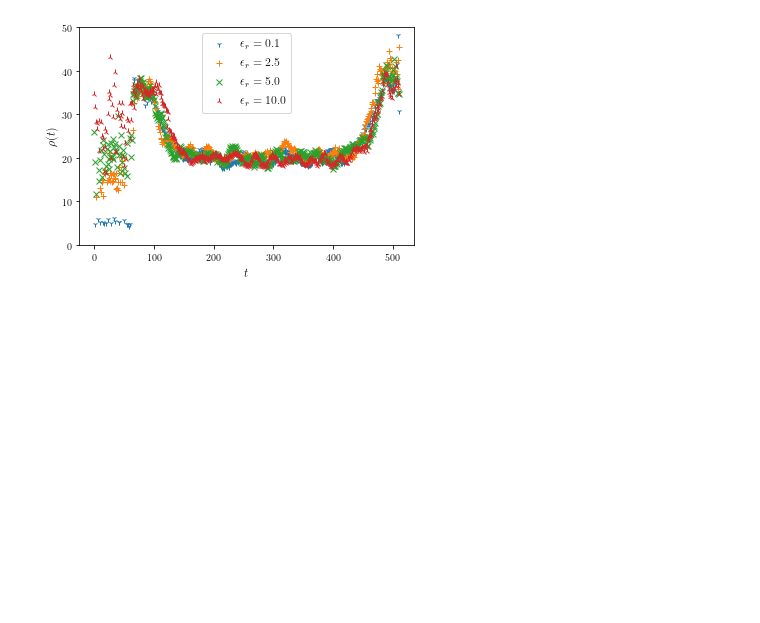
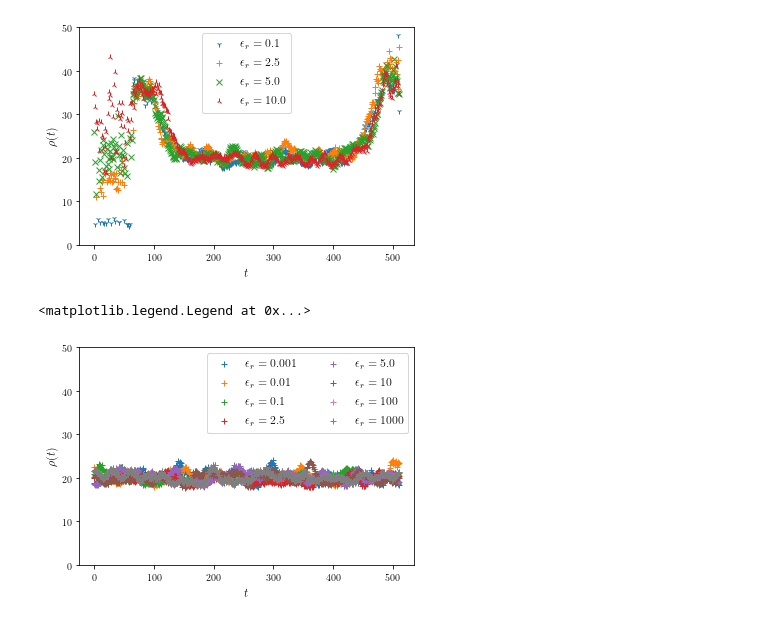
Before and after one commit to mlazarn/Summer18Research, a Jupyter notebook: MonteCarloSim/Untitled5.ipynb, the cells around one changed output. Saved outputs shown, nothing was run; the diff lists cells and outputs as text; code cells hidden in the pictures; blank space fills up the shorter version.

```diff
--- a/MonteCarloSim/Untitled5.ipynb
+++ b/MonteCarloSim/Untitled5.ipynb
@@ -115,3 +115,45 @@ ax1.legend(fontsize='large')
 plt.savefig("net_densities.png", dpi=200)
 # %% [output]
 [figure]
+# %%
+data5  = np.genfromtxt("data/reactionRateData4/rate_0/corr_len.csv", delimiter=',')
+data6  = np.genfromtxt("data/reactionRateData4/rate_1/corr_len.csv", delimiter=',')
+data7  = np.genfromtxt("data/reactionRateData4/rate_2/corr_len.csv", delimiter=',')
+data8  = np.genfromtxt("data/reactionRateData4/rate_3/corr_len.csv", delimiter=',')
+data9  = np.genfromtxt("data/reactionRateData4/rate_4/corr_len.csv", delimiter=',')
+data10 = np.genfromtxt("data/reactionRateData4/rate_5/corr_len.csv", delimiter=',')
+data11 = np.genfromtxt("data/reactionRateData4/rate_6/corr_len.csv", delimiter=',')
+data12 = np.genfromtxt("data/reactionRateData4/rate_6/corr_len.csv", delimiter=',')
+# %%
+R = np.arange(data5.shape[-1])
+# %%
+fig1, ax1 = plt.subplots(facecolor="white")
+ax1.plot(R[:], data5[:], marker='+', linestyle='None', label=r"$\epsilon_r = 0.001$")
+ax1.plot(R[:], data6[:], marker='+', linestyle='None', label=r"$\epsilon_r = 0.01$")
+ax1.plot(R[:], data7[:], marker='+', linestyle='None', label=r"$\epsilon_r = 0.1$")
+ax1.plot(R[:], data8[:], marker='+', linestyle='None', label=r"$\epsilon_r = 2.5$")
+ax1.plot(R[:], data9[:], marker='+', linestyle='None', label=r"$\epsilon_r = 5.0$")
+ax1.plot(R[:], data10[:], marker='+', linestyle='None', label=r"$\epsilon_r = 10$")
+ax1.plot(R[:], data11[:], marker='+', linestyle='None', label=r"$\epsilon_r = 100$")
+ax1.plot(R[:], data12[:], marker='+', linestyle='None', label=r"$\epsilon_r = 1000$")
+#ax1.plot(data1, linestyle="-", label=r"$\epsilon_m = 0.1$")
+#ax1.plot(data2, linestyle="-", label=r"$\epsilon_m = 2.5$")
+#ax1.plot(data3, linestyle="-", label=r"$\epsilon_m = 5.0$")
+#ax1.plot(data4, linestyle="-", label=r"$\epsilon_m = 10.0$")
+#ax1.semilogy(r[1:128], data1[70,1:128], label=r"$\epsilon_r = 0.1$")
+#ax1.semilogy(r[1:128], data2[70,1:128], label=r"$\epsilon_r = 2.5$")
+#ax1.semilogy(r[1:128], data3[70,1:128], label=r"$\epsilon_r = 5.0$")
+#ax1.semilogy(r[1:128], data4[70,1:128], label=r"$\epsilon_r = 10.0$")
+#ax1.axhline(30, linestyle='--', color='k')
+#ax1.axvline(64, linestyle='-', color='k')
+#ax1.axvline(138, linestyle='--', color='k')
+#ax1.axvline(438, linestyle='--', color='k')
+#ax1.axvline(511, linestyle='-', color='k')
+#ax1.axhline(0.75, linestyle='--', color='k', label='Mean Field Carrying Capacity')
+ax1.set_xlabel(r'$t$', fontsize='large')
+ax1.set_ylabel(r'$\rho(t)$', fontsize='large')
+ax1.set_ylim(bottom=0, top=50)
+ax1.legend(fontsize='large', ncol=2)
+# %% [output]
+<matplotlib.legend.Legend at 0x...>
+[figure, added]
```
Also changed, not shown: 2 other files.
